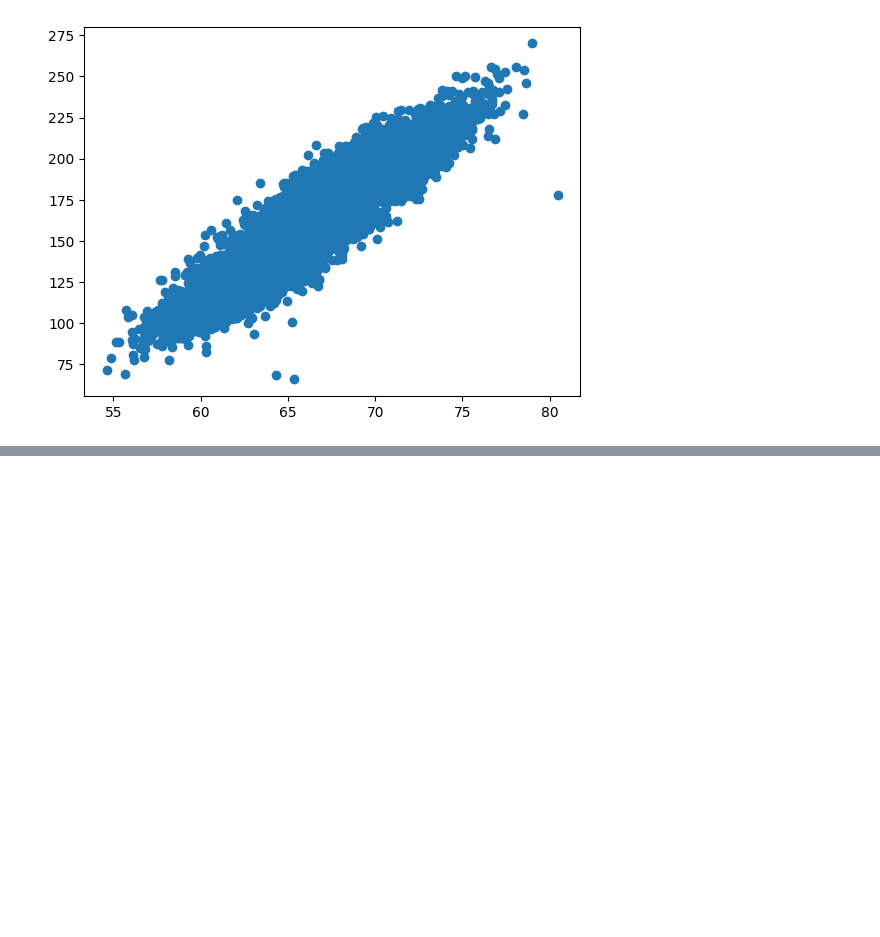
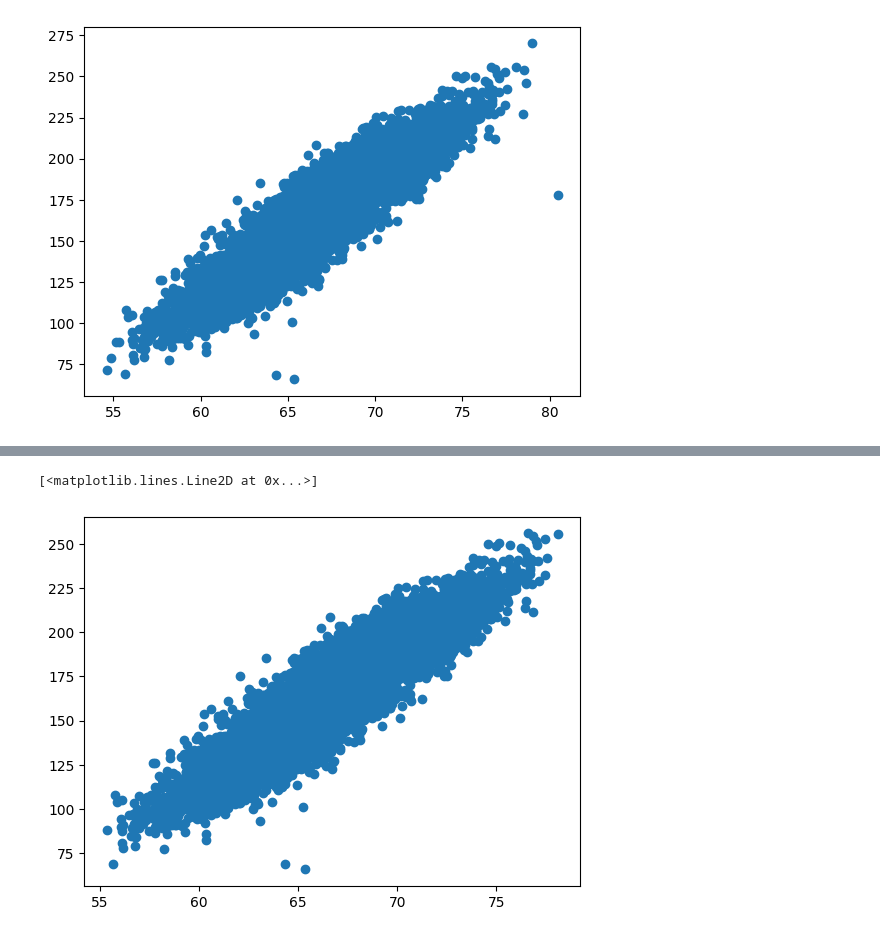
Before and after one commit to Mirazbd123/ML_Course, a Jupyter notebook: Assignment/outlier_detection_and_removal_using_z-score.ipynb, the cells around one changed output, grey strips where cells are left out. Drawn from its saved outputs; the diff is of its cells as text; code cells hidden in the pictures; blank space fills up the shorter version.

```diff
--- a/Assignment/outlier_detection_and_removal_using_z-score.ipynb
+++ b/Assignment/outlier_detection_and_removal_using_z-score.ipynb
@@ -63,0 +73,7 @@ plt.plot(df['Height'],df['Weight'],'o')
+# %%
+# Approach 2
+
+# Calculating the Zscore
+
+df['height_zscore'] = (df['Height'] - df['Height'].mean())/df['Height'].std()
+df.head()
@@ -63,0 +102,3 @@ plt.plot(df['Height'],df['Weight'],'o')
+# %%
+new_df_2 = df[(df['height_zscore'] < 3) & (df['height_zscore'] > -3)]
+new_df_2.head()
@@ -63,0 +112,5 @@ plt.plot(df['Height'],df['Weight'],'o')
+# %%
+plt.plot(new_df_2['Height'],new_df_2['Weight'],'o')
+# %% [output]
+[<matplotlib.lines.Line2D at 0x...>]
+[figure, added]
```
Also changed, not shown: parts of 10 cells of this notebook.
